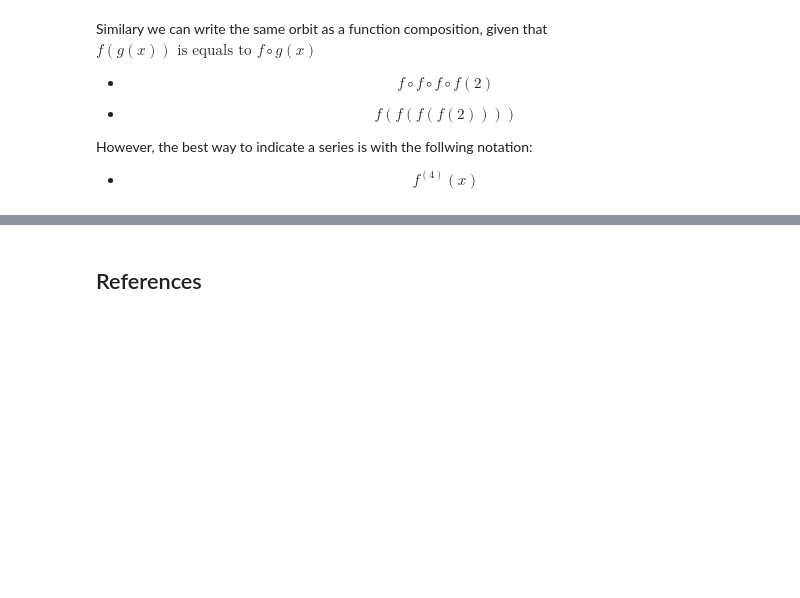
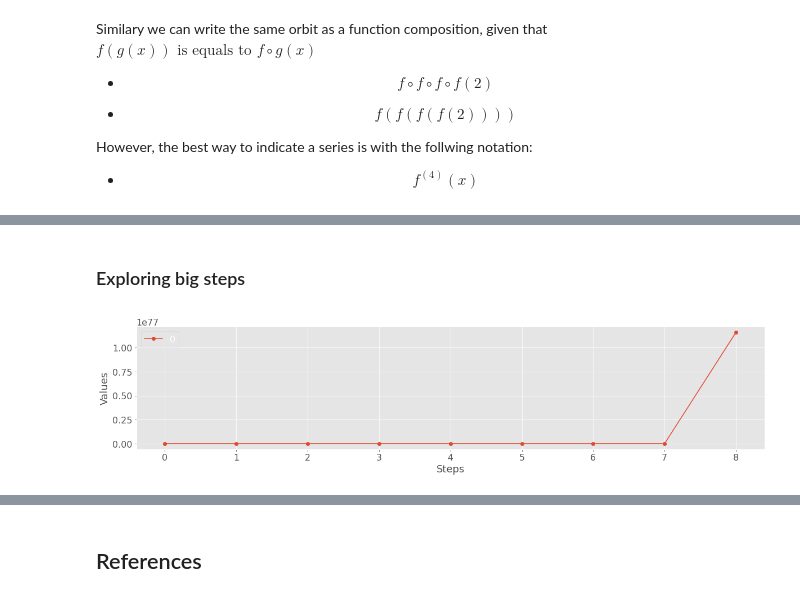
Before and after one commit to rocabrera/caos-fractals, a Jupyter notebook: caos_introduction.ipynb, the cells around one changed output, grey strips where cells are left out. Drawn from its saved outputs; the diff is of its cells as text; code cells hidden in the pictures; blank space fills up the shorter version.

```diff
--- a/caos_introduction.ipynb
+++ b/caos_introduction.ipynb
@@ -98,0 +152,8 @@ However, the best way to indicate a series is with the follwing notation:
+# %% [markdown]
+### Exploring big steps
+# %%
+y = generate_orbit(square, 2, 8, [])
+fig = plt.figure(figsize = (20,4))
+_=plot.plot_orbit(y, "Orbit square", "Steps", "Values")
+# %% [output]
+[figure, added]
```
Also changed, not shown: parts of 18 cells of this notebook, 2 other files.
